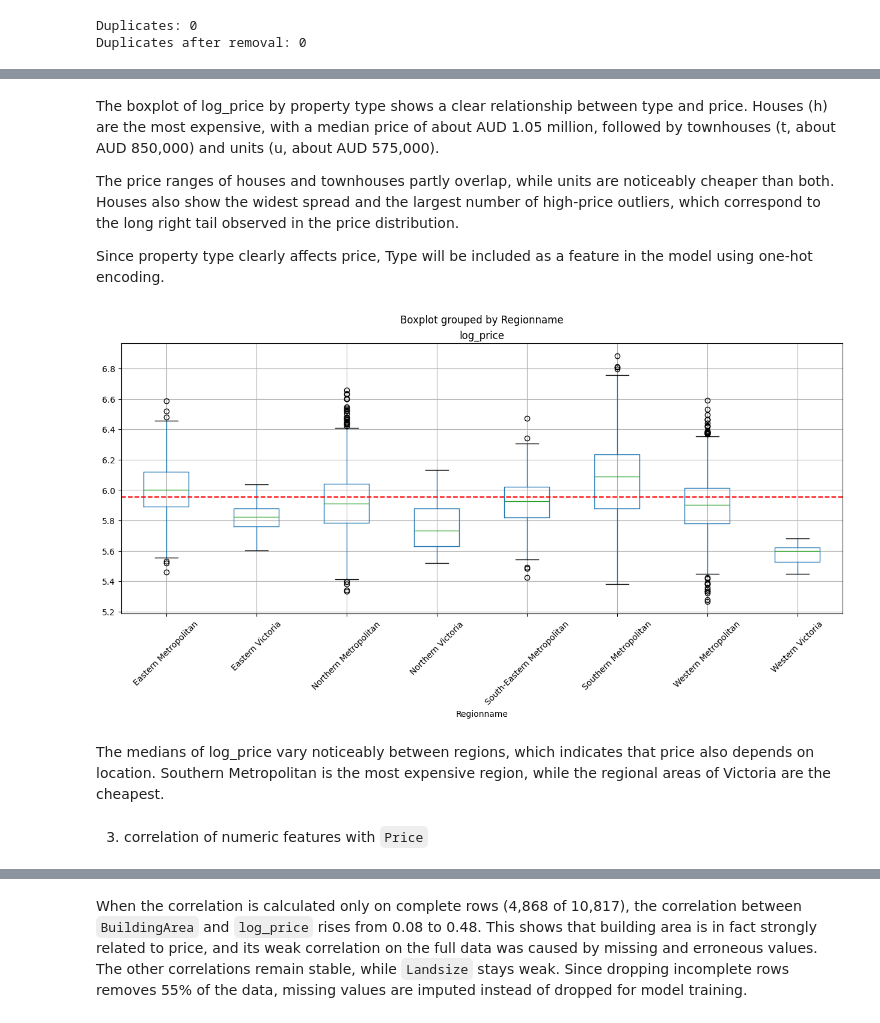
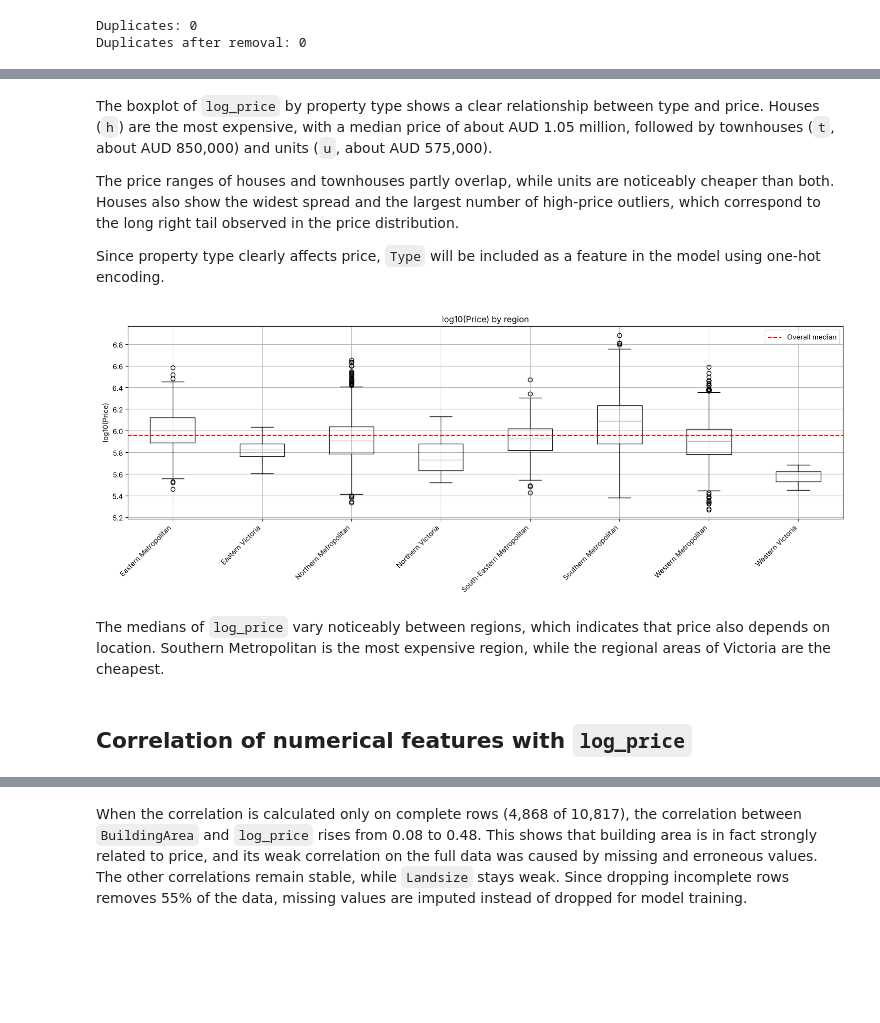
Before and after one commit to Alister44/melbourne-housing-price-prediction, a Jupyter notebook: notebooks/housing_price_prediction.ipynb, the cells around one changed output, grey strips where cells are left out. Drawn from its saved outputs; the diff is of its cells as text; code cells hidden in the pictures; blank space fills up the shorter version.

```diff
--- a/notebooks/housing_price_prediction.ipynb
+++ b/notebooks/housing_price_prediction.ipynb
@@ -363,18 +380,25 @@ df.boxplot(column="log_price", by="Type")
 # %% [markdown]
-The boxplot of log_price by property type shows a clear relationship between type and price. Houses (h) are the most expensive, with a median price of about AUD 1.05 million, followed by townhouses (t, about AUD 850,000) and units (u, about AUD 575,000).
+The boxplot of `log_price` by property type shows a clear relationship between type and price. Houses (`h`) are the most expensive, with a median price of about AUD 1.05 million, followed by townhouses (`t`, about AUD 850,000) and units (`u`, about AUD 575,000).
 
 The price ranges of houses and townhouses partly overlap, while units are noticeably cheaper than both. Houses also show the widest spread and the largest number of high-price outliers, which correspond to the long right tail observed in the price distribution.
 
-Since property type clearly affects price, Type will be included as a feature in the model using one-hot encoding.
+Since property type clearly affects price, `Type` will be included as a feature in the model using one-hot encoding.
 # %%
-ax = df.boxplot(column="log_price", by="Regionname", figsize=(15, 6), rot=45,grid=True)
-ax.axhline(df['log_price'].median(), color='red', linestyle='--')
+ax = df.boxplot(column="log_price", by="Regionname", figsize=(15, 6), grid=True)
+ax.axhline(df['log_price'].median(), color='red', linestyle='--', label='Overall median')
+plt.suptitle("")
+ax.set_title("log10(Price) by region")
+ax.set_xlabel("")
+ax.set_ylabel("log10(Price)")
+ax.legend()
+plt.xticks(rotation=45, ha="right")
+plt.tight_layout()
 plt.show()
 # %% [output]
-[figure, old version]
+[figure, new version]
 # %% [markdown]
-The medians of log_price vary noticeably between regions, which indicates that price also depends on location. Southern Metropolitan is the most expensive region, while the regional areas of Victoria are the cheapest.
+The medians of `log_price` vary noticeably between regions, which indicates that price also depends on location. Southern Metropolitan is the most expensive region, while the regional areas of Victoria are the cheapest.
-# %% [markdown]
-3. correlation of numeric features with `Price`
+# %% [markdown]
+## Correlation of numerical features with `log_price`
 # %%
 num = df.select_dtypes("number")
```
Also changed, not shown: parts of 81 cells of this notebook.
